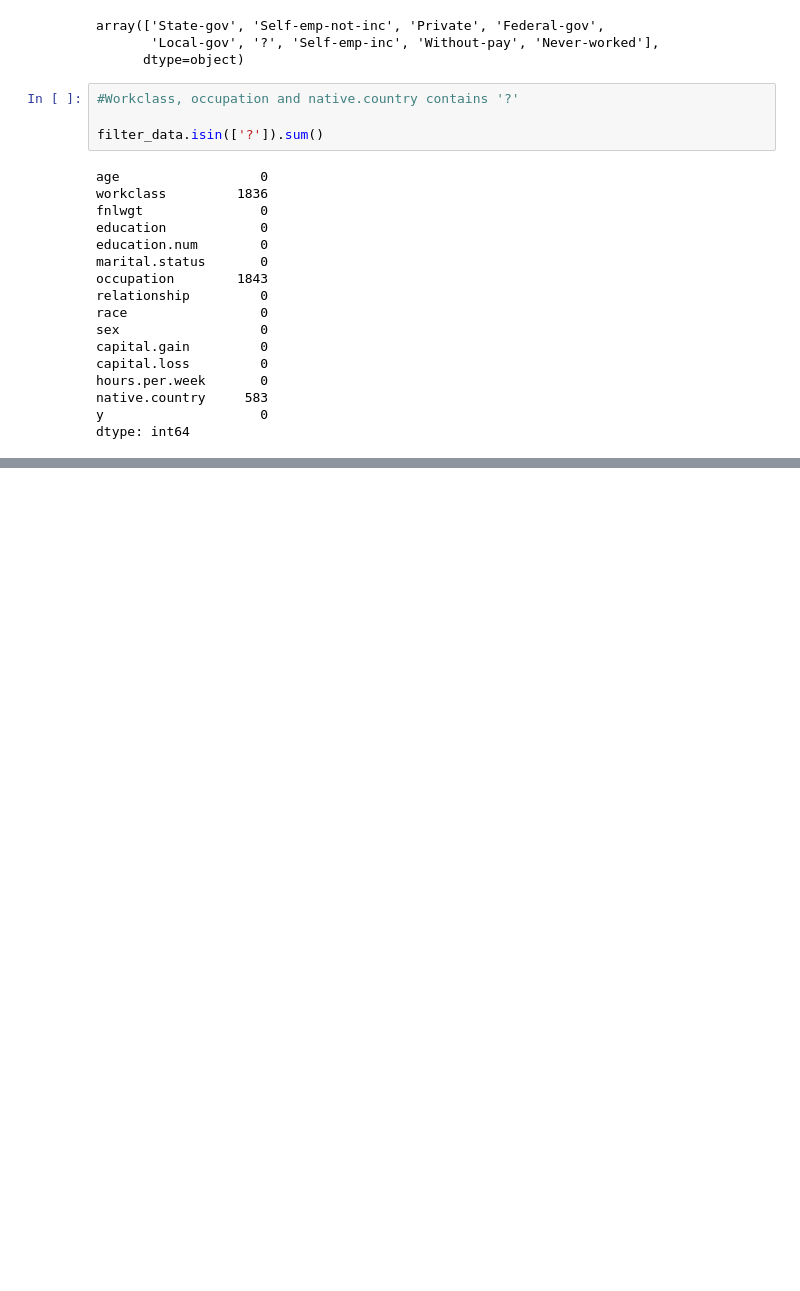
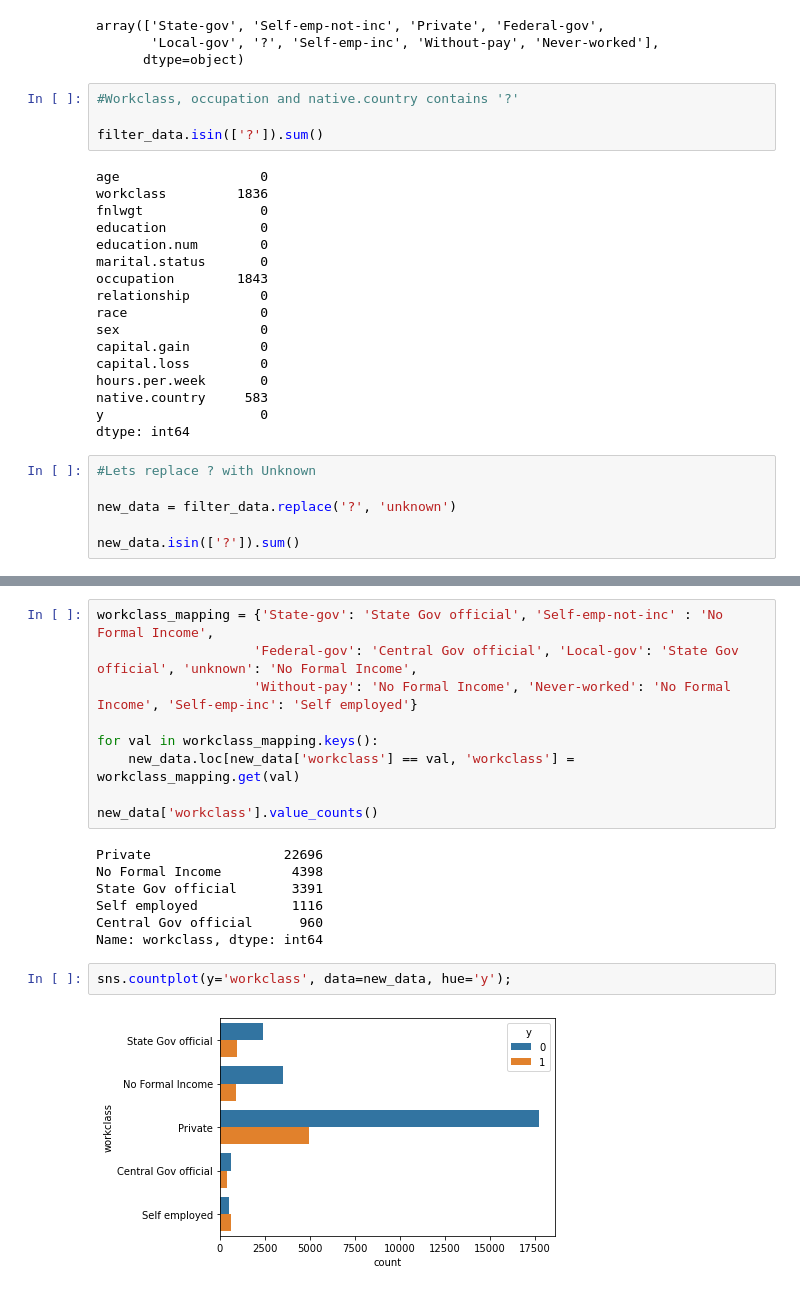
Before and after one commit to debhere/Practice, a Jupyter notebook: Income Prediction/Income Prediction - Census Data.ipynb, the cells around one changed output, grey strips where cells are left out. Cells and saved outputs as stored; diff of their text form; blank space fills up the shorter version.

```diff
--- a/Income Prediction/Income Prediction - Census Data.ipynb
+++ b/Income Prediction/Income Prediction - Census Data.ipynb
@@ -153,3 +153,9 @@ hours.per.week       0
 native.country     583
 y                    0
 dtype: int64
+# %%
+#Lets replace ? with Unknown
+
+new_data = filter_data.replace('?', 'unknown')
+
+new_data.isin(['?']).sum()
@@ -155,0 +194,20 @@ dtype: int64
+# %%
+workclass_mapping = {'State-gov': 'State Gov official', 'Self-emp-not-inc' : 'No Formal Income',
+                    'Federal-gov': 'Central Gov official', 'Local-gov': 'State Gov official', 'unknown': 'No Formal Income',
+                    'Without-pay': 'No Formal Income', 'Never-worked': 'No Formal Income', 'Self-emp-inc': 'Self employed'}
+
+for val in workclass_mapping.keys():
+    new_data.loc[new_data['workclass'] == val, 'workclass'] = workclass_mapping.get(val)
+
+new_data['workclass'].value_counts()
+# %% [output]
+Private                 22696
+No Formal Income         4398
+State Gov official       3391
+Self employed            1116
+Central Gov official      960
+Name: workclass, dtype: int64
+# %%
+sns.countplot(y='workclass', data=new_data, hue='y');
+# %% [output]
+[figure, added]
```
Also changed, not shown: parts of 2 cells of this notebook.
